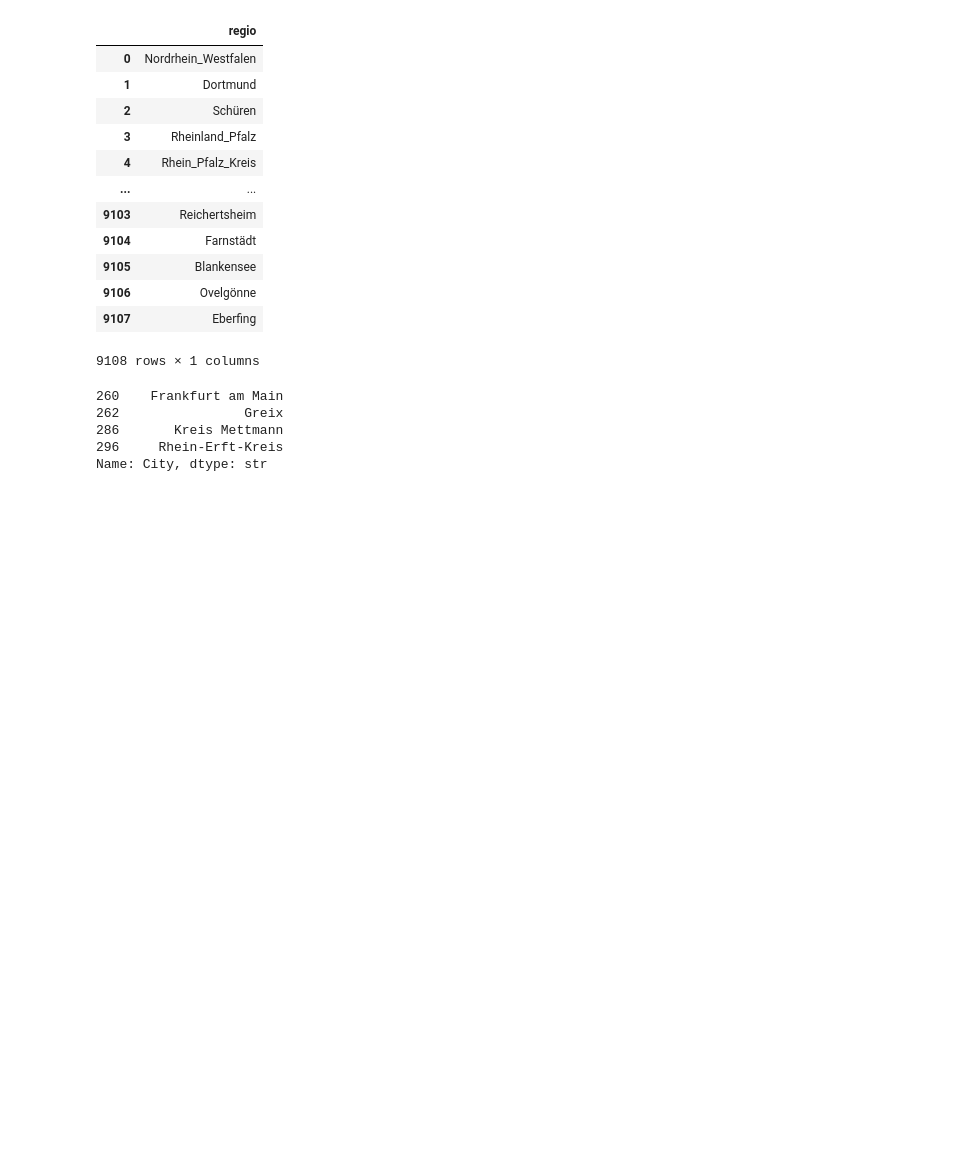
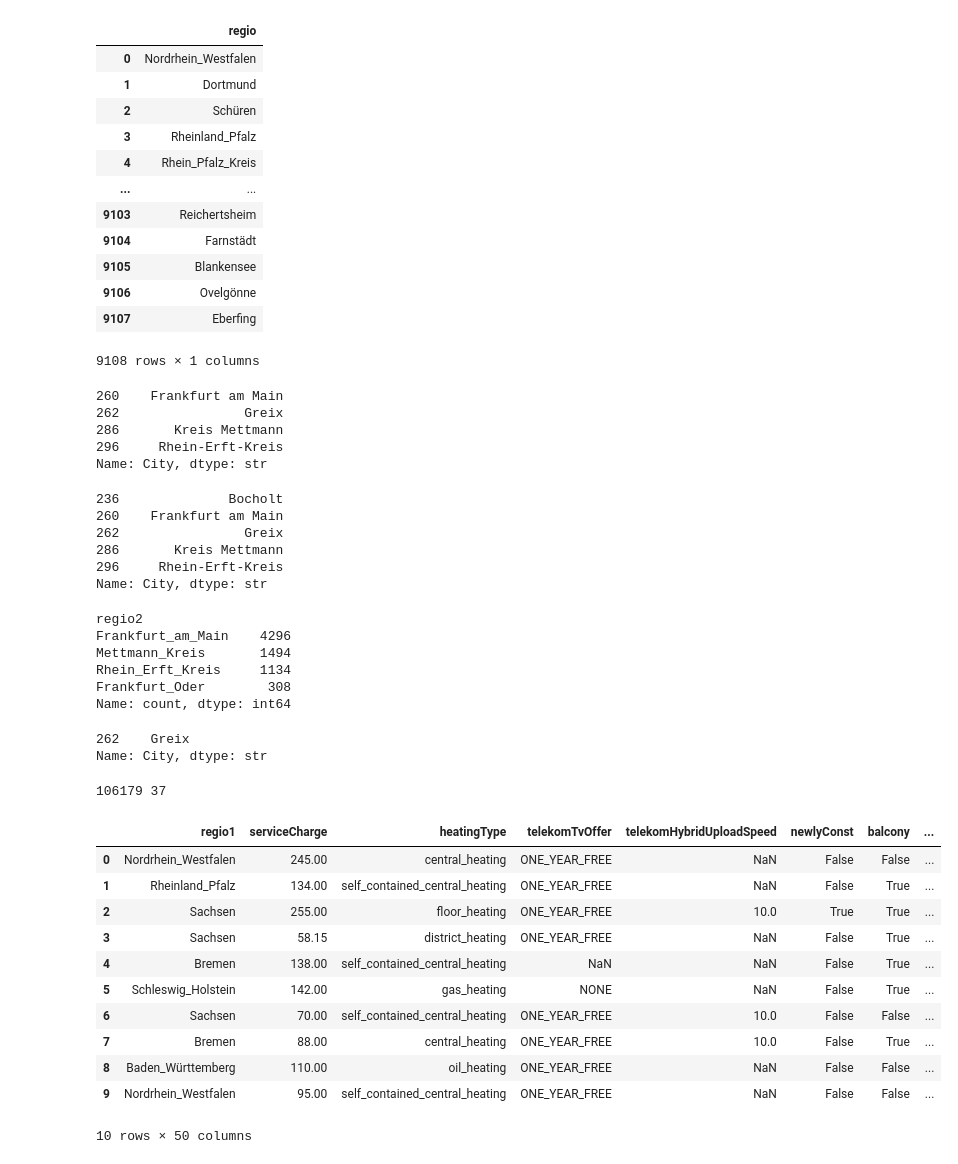
Before and after one commit to mohamed09012003/german_rent_predictor, a Jupyter notebook: notebooks/01_exploration.ipynb, the cells around one changed output. Drawn from its saved outputs; the diff is of its cells as text; code cells hidden in the pictures; blank space fills up the shorter version.

```diff
--- a/notebooks/01_exploration.ipynb
+++ b/notebooks/01_exploration.ipynb
@@ -162,3 +152,60 @@ city_not_in_regio
 286       Kreis Mettmann
 296     Rhein-Erft-Kreis
 Name: City, dtype: str
+# %%
+city_not_in_regio2 = citys[
+    ~citys.isin(df["regio2"])
+]
+
+city_not_in_regio2
+# %% [output]
+236              Bocholt
+260    Frankfurt am Main
+262                Greix
+286       Kreis Mettmann
+296     Rhein-Erft-Kreis
+Name: City, dtype: str
+# %%
+df[df.regio2.str.contains("Frankfurt|Bocholt|Mettmann|Erft", na=False)].regio2.value_counts()
+# %% [output]
+regio2
+Frankfurt_am_Main    4296
+Mettmann_Kreis       1494
+Rhein_Erft_Kreis     1134
+Frankfurt_Oder        308
+Name: count, dtype: int64
+# %%
+name_map = {"Frankfurt_am_Main": "Frankfurt am Main",
+            "Mettmann_Kreis": "Kreis Mettmann",
+            "Rhein_Erft_Kreis": "Rhein-Erft-Kreis"}
+df["city"] = df["regio2"].replace(name_map)
+df.loc[df["regio3"] == "Bocholt", "city"] = "Bocholt"
+# %%
+city_not_in_df_city = citys[
+    ~citys.isin(df["city"])
+]
+
+city_not_in_df_city
+# %% [output]
+262    Greix
+Name: City, dtype: str
+# %%
+d = df[df["city"].isin(set(citys) - {"Greix"})]
+print(len(d), d["city"].nunique())
+# %% [output]
+106179 37
+# %%
+df.head(10)
+# %% [output]
+|  | regio1 | serviceCharge | heatingType | telekomTvOffer | telekomHybridUploadSpeed | newlyConst | balcony | ... |
+| 0 | Nordrhein_Westfalen | 245.00 | central_heating | ONE_YEAR_FREE | NaN | False | False | ... |
+| 1 | Rheinland_Pfalz | 134.00 | self_contained_central_heating | ONE_YEAR_FREE | NaN | False | True | ... |
+| 2 | Sachsen | 255.00 | floor_heating | ONE_YEAR_FREE | 10.0 | True | True | ... |
+| 3 | Sachsen | 58.15 | district_heating | ONE_YEAR_FREE | NaN | False | True | ... |
+| 4 | Bremen | 138.00 | self_contained_central_heating | NaN | NaN | False | True | ... |
+| 5 | Schleswig_Holstein | 142.00 | gas_heating | NONE | NaN | False | True | ... |
+| 6 | Sachsen | 70.00 | self_contained_central_heating | ONE_YEAR_FREE | 10.0 | False | False | ... |
+| 7 | Bremen | 88.00 | central_heating | ONE_YEAR_FREE | 10.0 | False | True | ... |
+| 8 | Baden_Württemberg | 110.00 | oil_heating | ONE_YEAR_FREE | NaN | False | False | ... |
+| 9 | Nordrhein_Westfalen | 95.00 | self_contained_central_heating | ONE_YEAR_FREE | NaN | False | False | ... |
+10 rows × 50 columns
```
Also changed, not shown: parts of 13 cells of this notebook, 2 other files.
